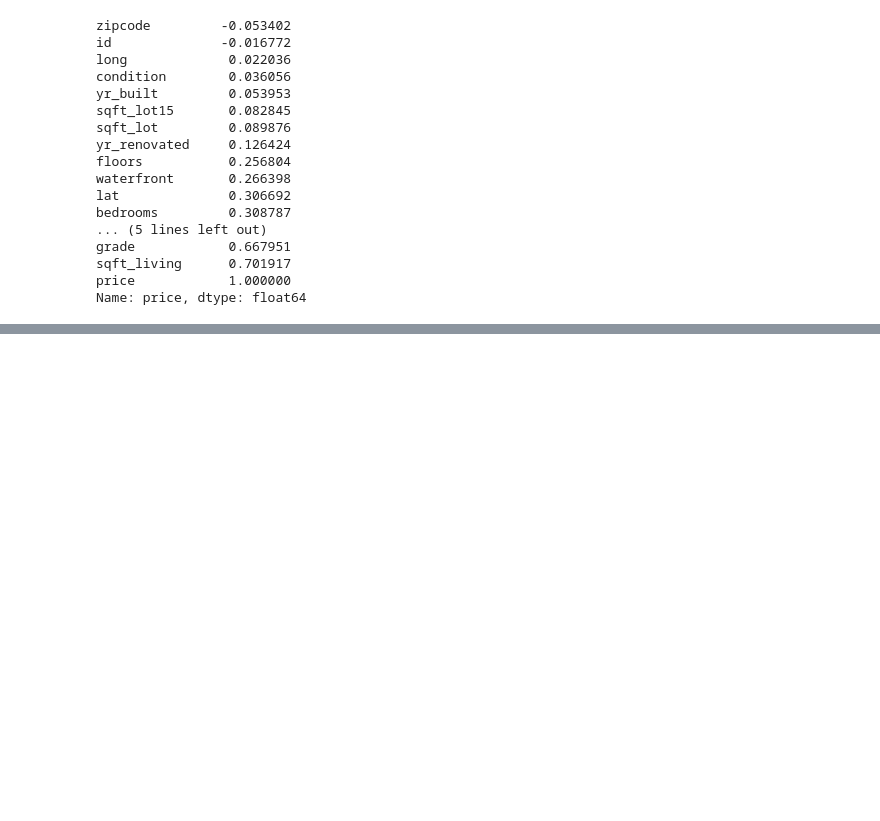
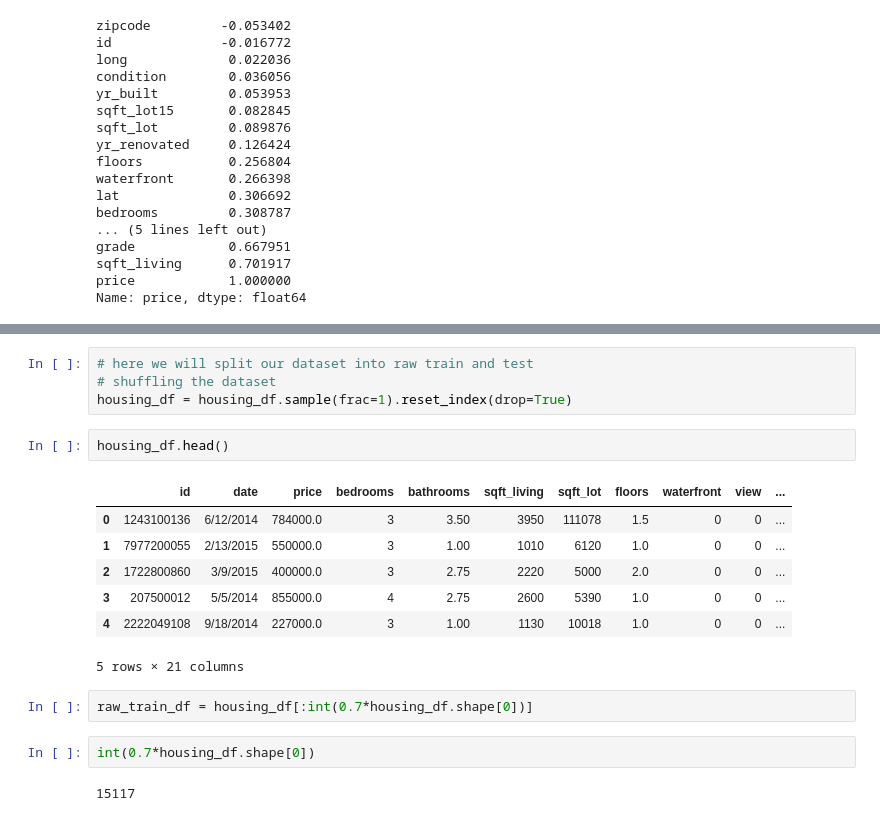
Before and after one commit to debajyoti94/House_price_prediction, a Jupyter notebook: notebooks/House_Pricing_EDA.ipynb, the cells around one changed output, grey strips where cells are left out. Drawn from its saved outputs; the diff is of its cells as text; blank space fills up the shorter version.

```diff
--- a/notebooks/House_Pricing_EDA.ipynb
+++ b/notebooks/House_Pricing_EDA.ipynb
@@ -127,0 +182,20 @@ plt.scatter(x='lat',y='long', data=housing_df)
+# %%
+# here we will split our dataset into raw train and test
+# shuffling the dataset
+housing_df = housing_df.sample(frac=1).reset_index(drop=True)
+# %%
+housing_df.head()
+# %% [output]
+|  | id | date | price | bedrooms | bathrooms | sqft_living | sqft_lot | floors | waterfront | view | ... |
+| 0 | 1243100136 | 6/12/2014 | 784000.0 | 3 | 3.50 | 3950 | 111078 | 1.5 | 0 | 0 | ... |
+| 1 | 7977200055 | 2/13/2015 | 550000.0 | 3 | 1.00 | 1010 | 6120 | 1.0 | 0 | 0 | ... |
+| 2 | 1722800860 | 3/9/2015 | 400000.0 | 3 | 2.75 | 2220 | 5000 | 2.0 | 0 | 0 | ... |
+| 3 | 207500012 | 5/5/2014 | 855000.0 | 4 | 2.75 | 2600 | 5390 | 1.0 | 0 | 0 | ... |
+| 4 | 2222049108 | 9/18/2014 | 227000.0 | 3 | 1.00 | 1130 | 10018 | 1.0 | 0 | 0 | ... |
+5 rows × 21 columns
+# %%
+raw_train_df = housing_df[:int(0.7*housing_df.shape[0])]
+# %%
+int(0.7*housing_df.shape[0])
+# %% [output]
+15117
```
Also changed, not shown: parts of 12 cells of this notebook.
